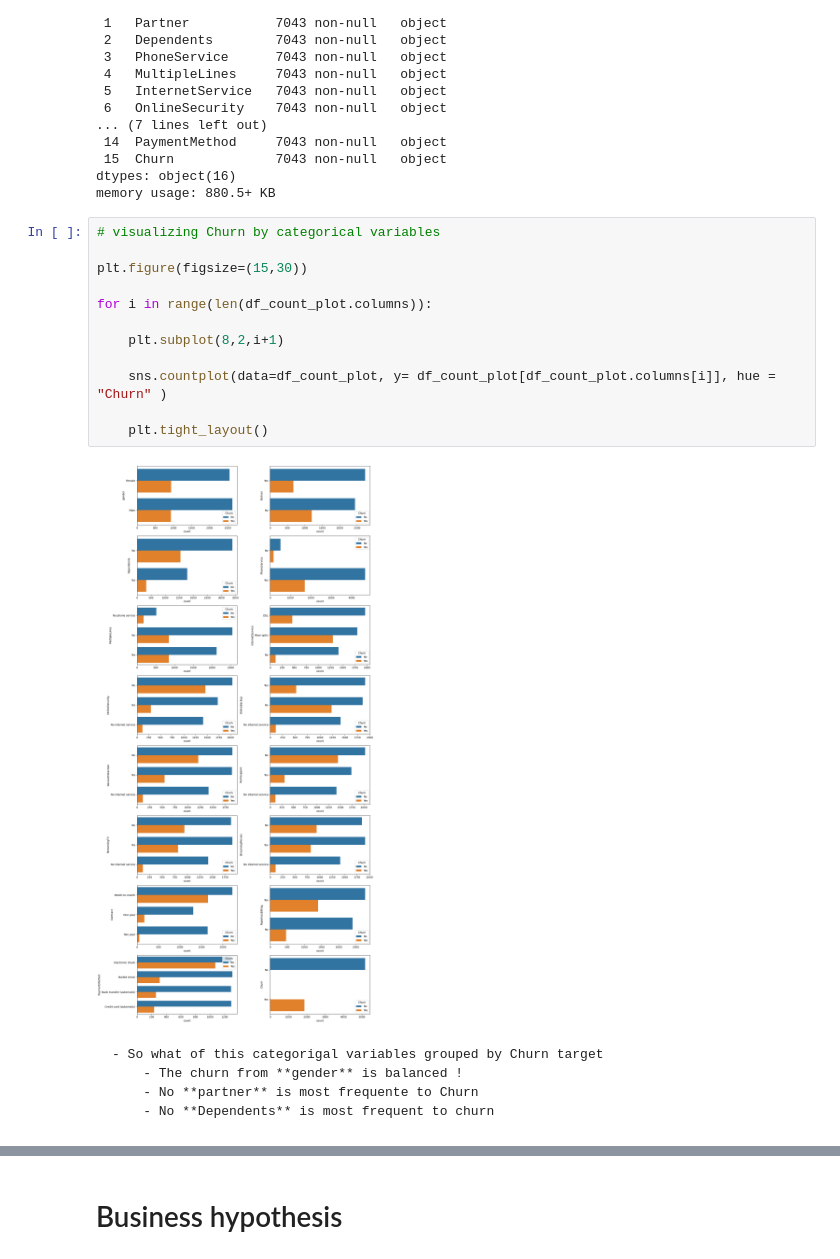
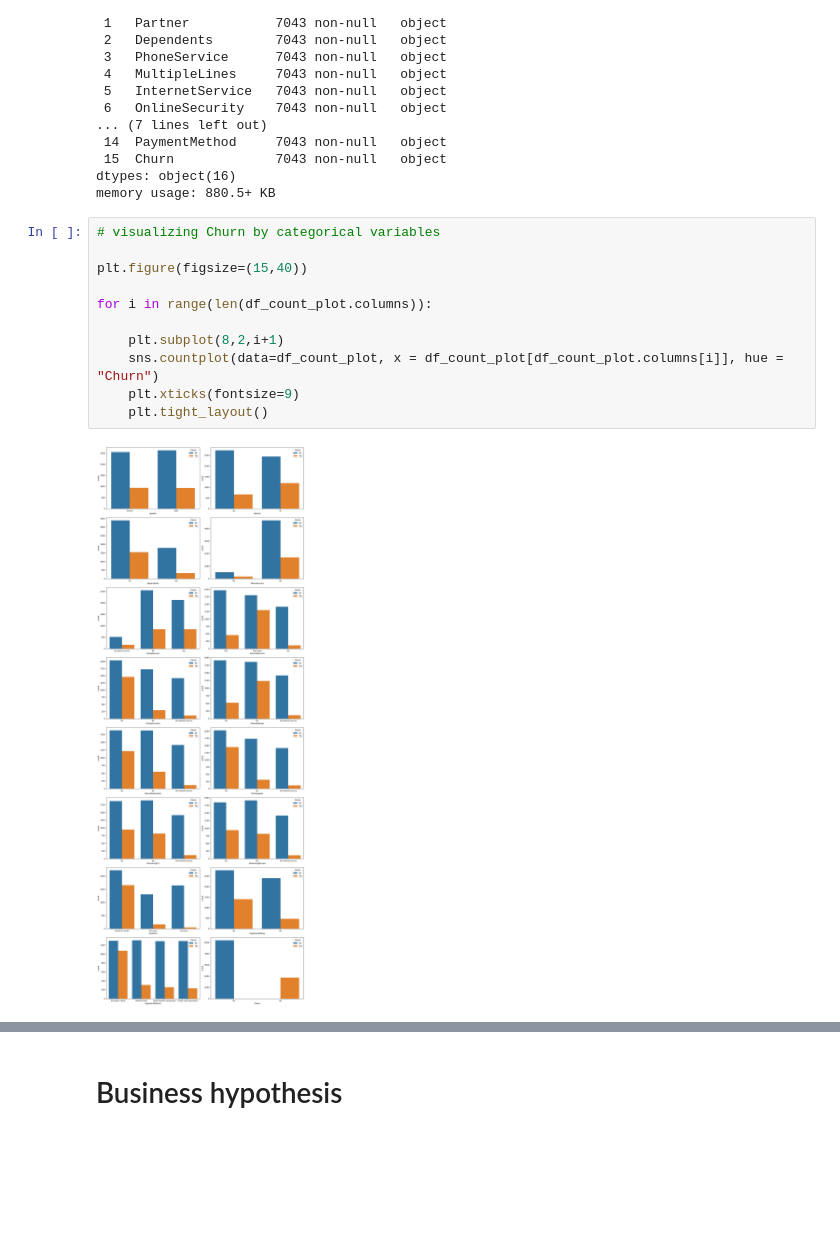
Before and after one commit to Eric-Oliveira-ds/Telco-Customer-Churn, a Jupyter notebook: notebook/EDA.ipynb, the cells around one changed output, grey strips where cells are left out. Saved outputs shown, nothing was run; the diff lists cells and outputs as text; blank space fills up the shorter version.

Commit message:
update bivariaty analysis and get so what insights

```diff
--- a/notebook/EDA.ipynb
+++ b/notebook/EDA.ipynb
@@ -409,19 +410,13 @@ memory usage: 880.5+ KB
 # %%
 # visualizing Churn by categorical variables
 
-plt.figure(figsize=(15,30))
+plt.figure(figsize=(15,40))
 
 for i in range(len(df_count_plot.columns)):
 
     plt.subplot(8,2,i+1)
-
-    sns.countplot(data=df_count_plot, y= df_count_plot[df_count_plot.columns[i]], hue = "Churn" )
-
+    sns.countplot(data=df_count_plot, x = df_count_plot[df_count_plot.columns[i]], hue = "Churn")
+    plt.xticks(fontsize=9)
     plt.tight_layout()
 # %% [output]
-[figure, old version]
+[figure, new version]
-# %% [markdown]
-    - So what of this categorigal variables grouped by Churn target
-        - The churn from **gender** is balanced !
-        - No **partner** is most frequente to Churn
-        - No **Dependents** is most frequent to churn
```
Also changed, not shown: parts of 4 cells of this notebook.
